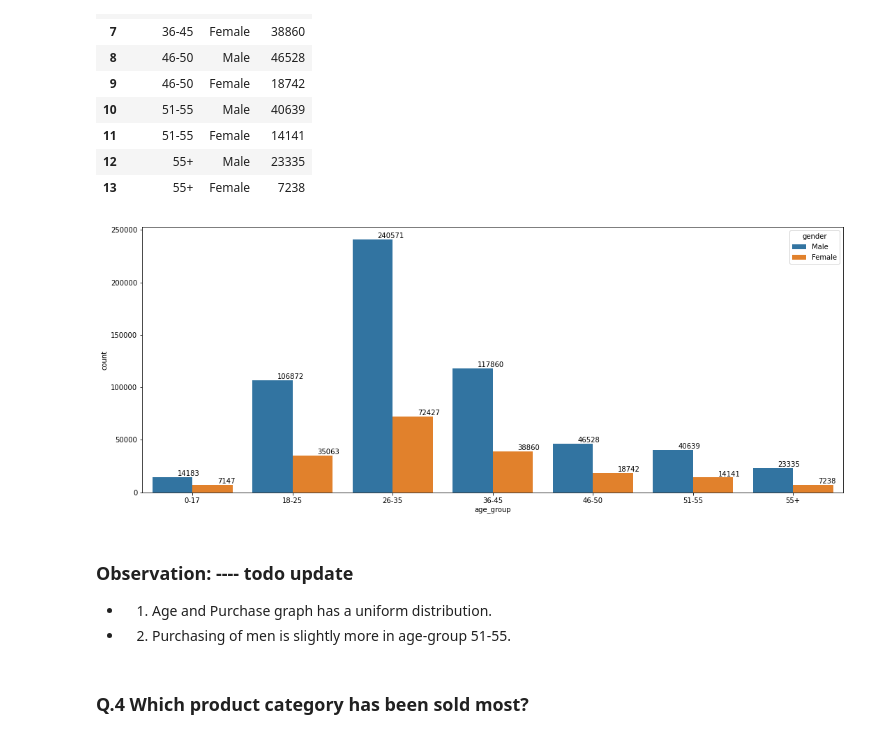
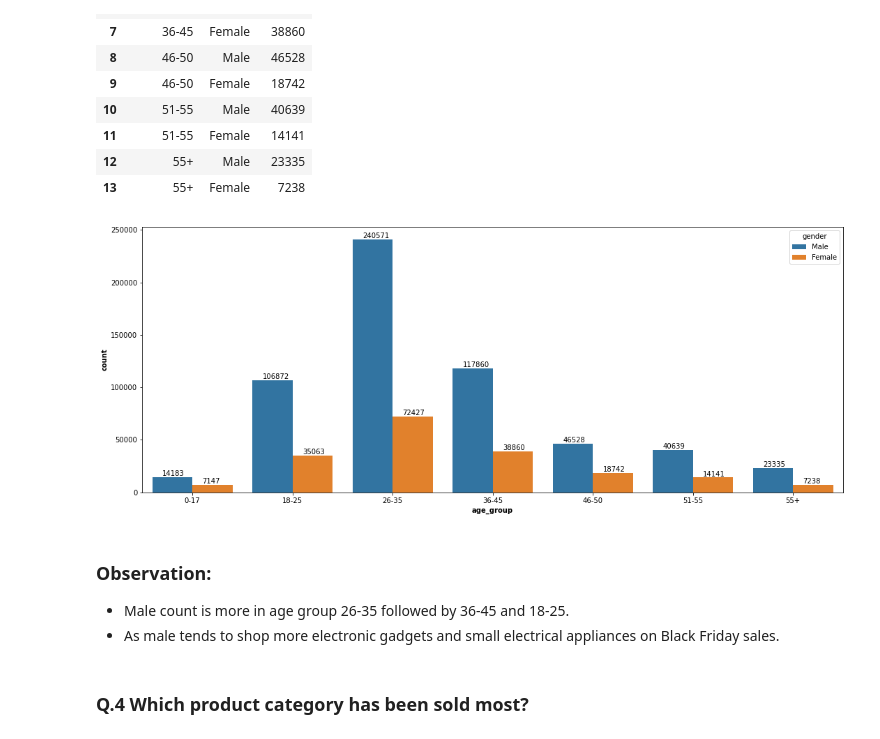
Before and after one commit to kirandhasade/Black_Friday_Analysis, a Jupyter notebook: Black friday.ipynb, the cells around one changed output. Saved outputs shown, nothing was run; the diff lists cells and outputs as text; code cells hidden in the pictures.

```diff
--- a/Black friday.ipynb
+++ b/Black friday.ipynb
@@ -349,18 +350,19 @@ count_gender_age_df
 # %%
 plt.figure(figsize=(18,7))
 sns.barplot(x='age_group',y='count', hue='gender', data=count_gender_age_df)
 
+plt.ylabel("Count", weight="bold", fontsize=10)
+plt.xlabel("Age_group", weight="bold", fontsize=10)
 
-###no_cust_gender_age_group_df=count_gender_age_df['count'].reset_index()
 ax=sns.countplot(x='age_group',data=count_gender_age_df)
 for p, label in zip(ax.patches, count_gender_age_df['count'].value_counts().values):
-    ax.annotate(int(p.get_height()), (p.get_x()+0.25, p.get_height()+1), va='bottom', color= 'black')
+    ax.annotate(int(p.get_height()), (p.get_x()+0.10, p.get_height()+1), va='bottom', color= 'black')
 # %% [output]
-[figure, old version]
+[figure, new version]
 # %% [markdown]
-### Observation: ---- todo update
-- 1. Age and Purchase graph has a uniform distribution.
-- 2. Purchasing of men is slightly more in age-group 51-55.
+### Observation:
+-  Male count is more in age group 26-35 followed by 36-45 and 18-25.
+- As male tends to shop more electronic gadgets and small electrical appliances on Black Friday sales.
 # %% [markdown]
 ### Q.4 Which product category has been sold most?
 # %%
```
Also changed, not shown: parts of 5 cells of this notebook.
